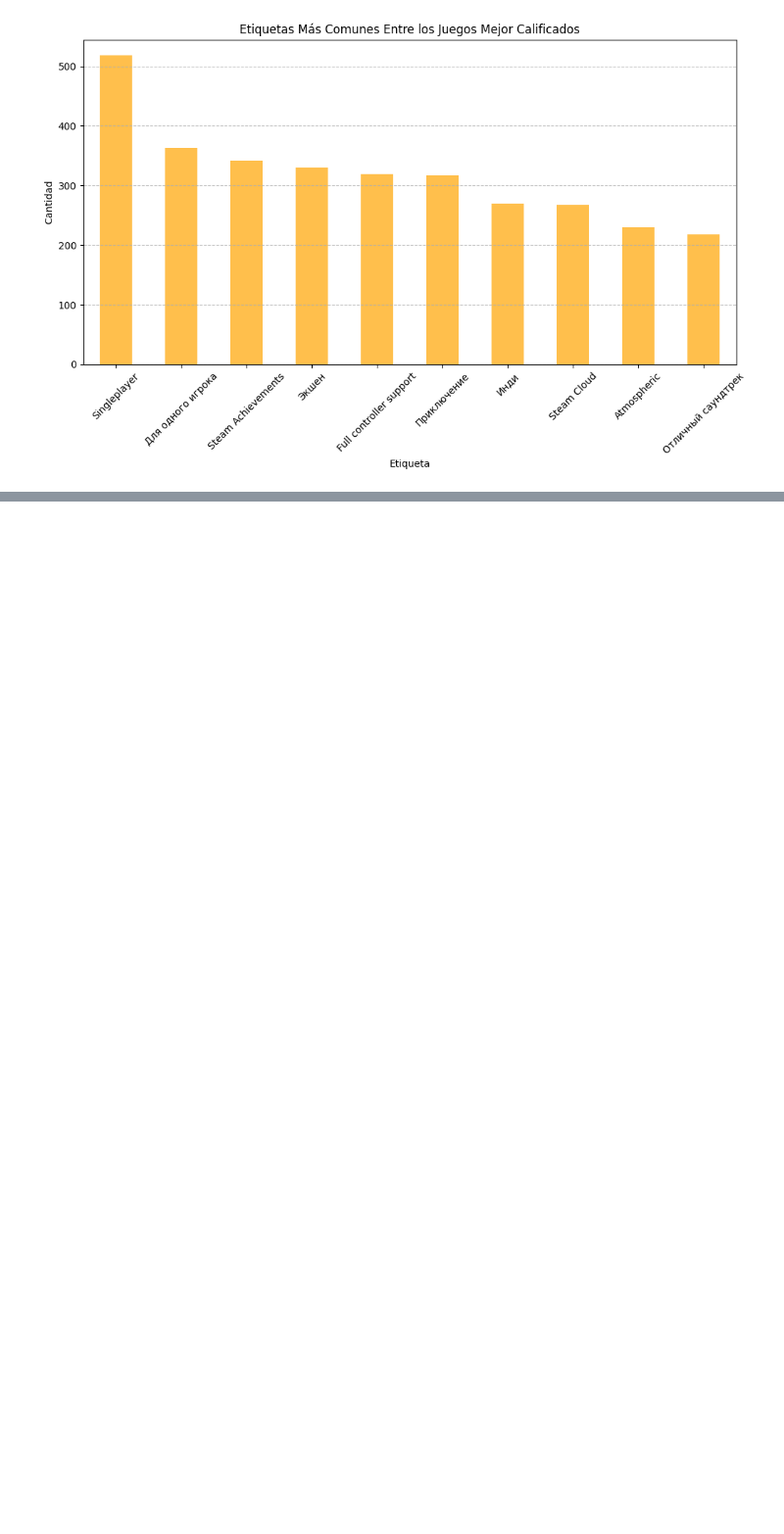
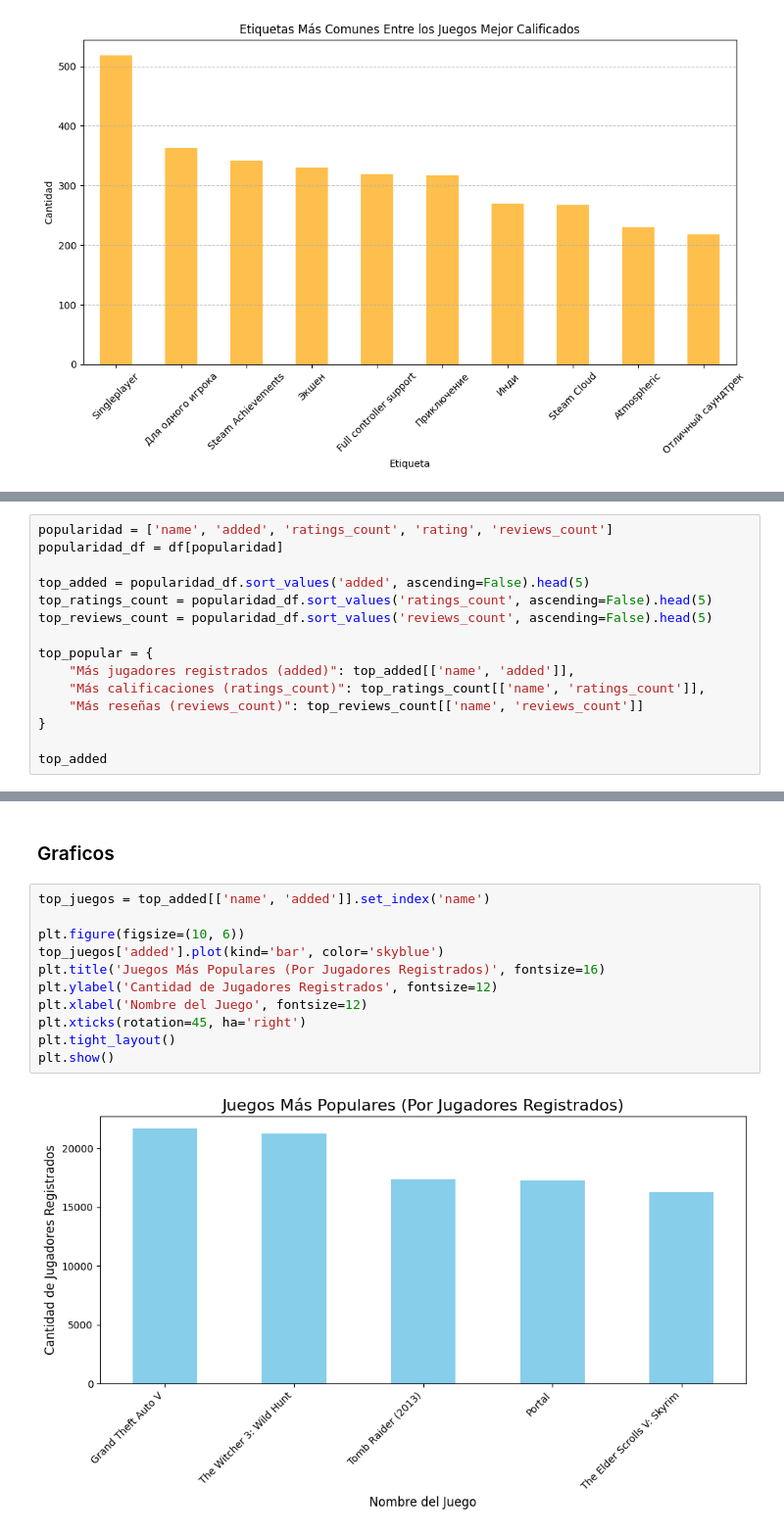
Before and after one commit to andreszaragoza/Eda-Andres, a Jupyter notebook: Analisis_Andres/notebooks/Analisis_Datos.ipynb, the cells around one changed output, grey strips where cells are left out. Shown at 98% size. Drawn from its saved outputs; the diff is of its cells as text; blank space fills up the shorter version.

```diff
--- a/Analisis_Andres/notebooks/Analisis_Datos.ipynb
+++ b/Analisis_Andres/notebooks/Analisis_Datos.ipynb
@@ -719,0 +820,15 @@ else:
+# %%
+popularidad = ['name', 'added', 'ratings_count', 'rating', 'reviews_count']
+popularidad_df = df[popularidad]
+
+top_added = popularidad_df.sort_values('added', ascending=False).head(5)
+top_ratings_count = popularidad_df.sort_values('ratings_count', ascending=False).head(5)
+top_reviews_count = popularidad_df.sort_values('reviews_count', ascending=False).head(5)
+
+top_popular = {
+    "Más jugadores registrados (added)": top_added[['name', 'added']],
+    "Más calificaciones (ratings_count)": top_ratings_count[['name', 'ratings_count']],
+    "Más reseñas (reviews_count)": top_reviews_count[['name', 'reviews_count']]
+}
+
+top_added
@@ -719,0 +842,15 @@ else:
+# %% [markdown]
+### Graficos
+# %%
+top_juegos = top_added[['name', 'added']].set_index('name')
+
+plt.figure(figsize=(10, 6))
+top_juegos['added'].plot(kind='bar', color='skyblue')
+plt.title('Juegos Más Populares (Por Jugadores Registrados)', fontsize=16)
+plt.ylabel('Cantidad de Jugadores Registrados', fontsize=12)
+plt.xlabel('Nombre del Juego', fontsize=12)
+plt.xticks(rotation=45, ha='right')
+plt.tight_layout()
+plt.show()
+# %% [output]
+[figure, added]
```
Also changed, not shown: parts of 9 cells of this notebook.
